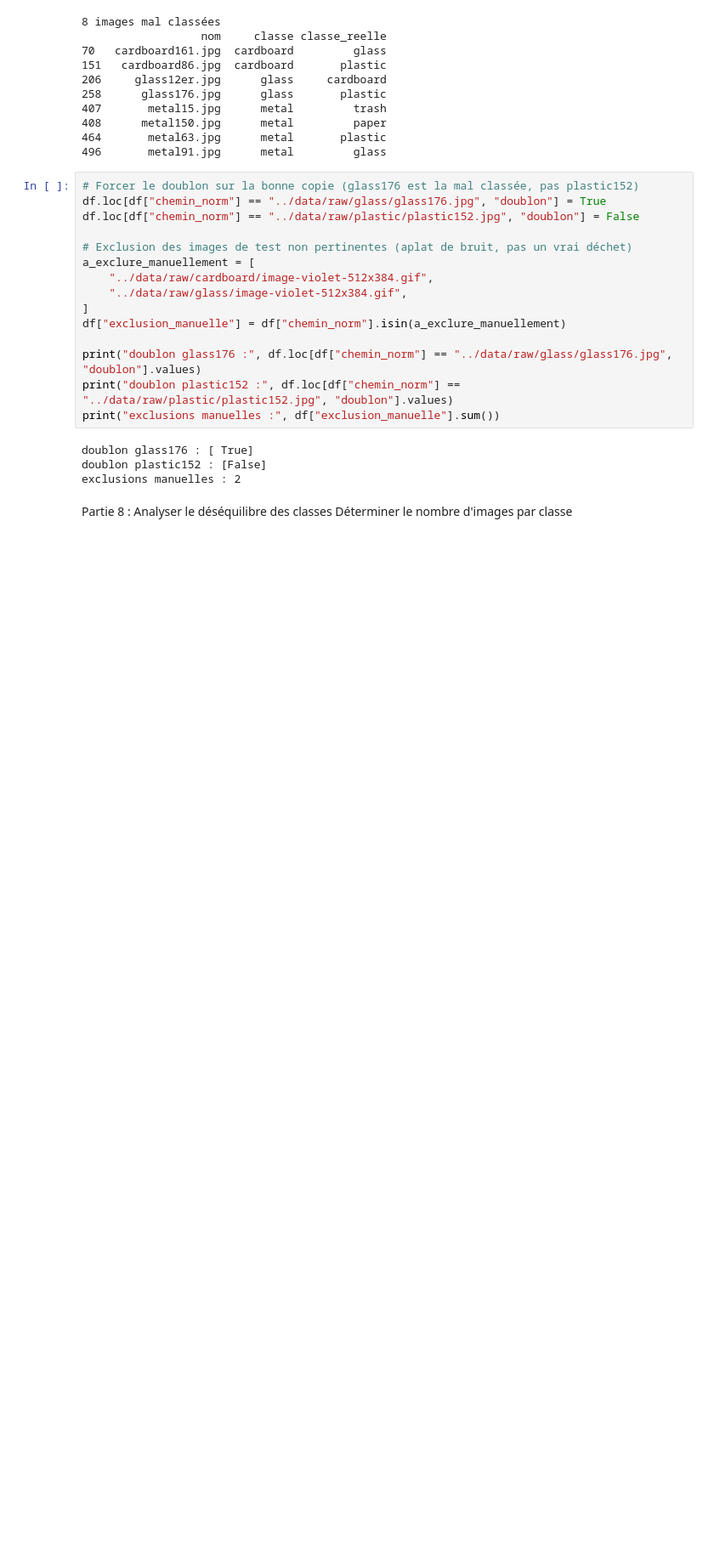
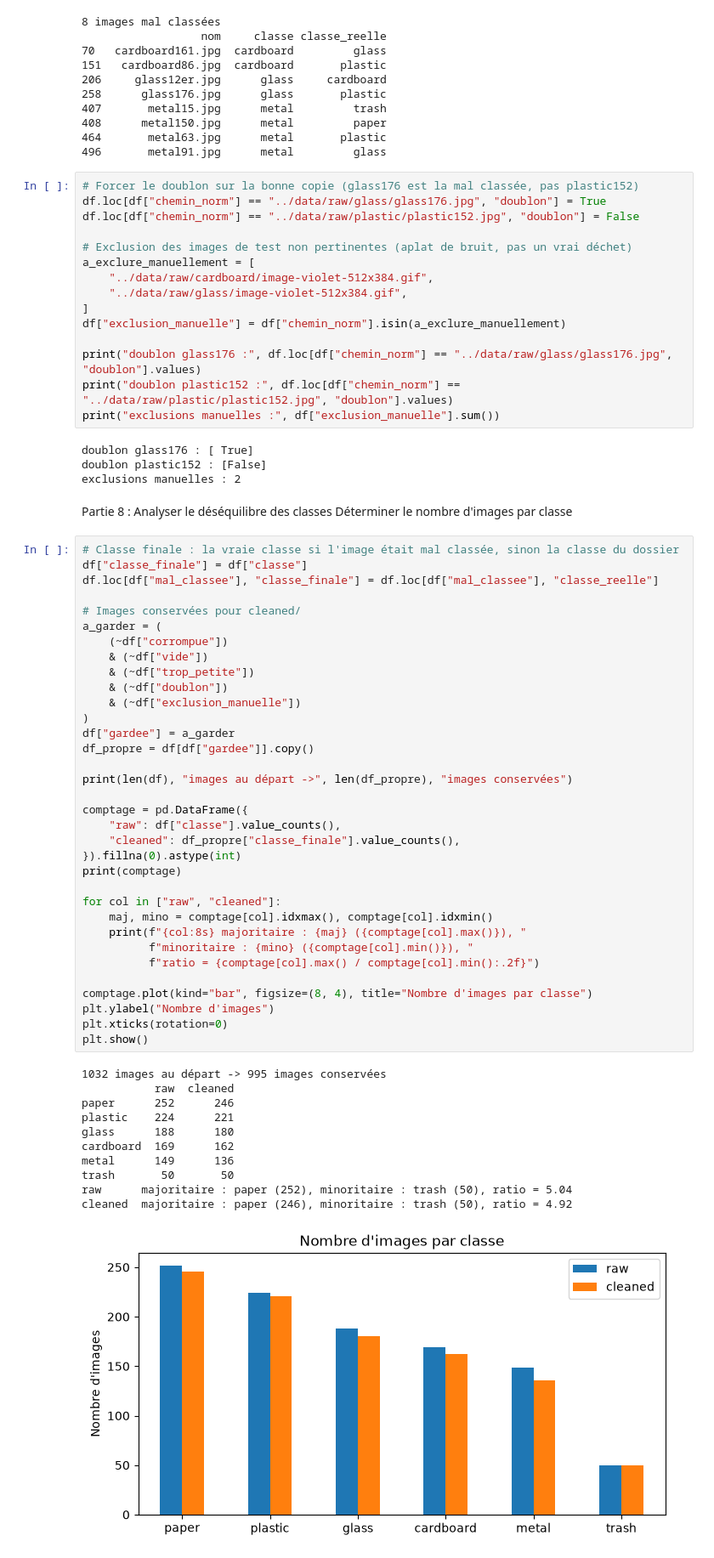
Before and after one commit to rokhayacoumbadiouf-bit/Atelier_Preparation_Donnees_Images, a Jupyter notebook: atelier_prepa_donnees_images/notebooks/atelier_prepa_donnees_images.ipynb, the cells around one changed output. Shown at 85% size. Saved outputs shown, nothing was run; the diff lists cells and outputs as text; blank space fills up the shorter version.

Commit message:
Analyser le déséquilibre des classes Déterminer le nombre d'images par classe

```diff
--- a/atelier_prepa_donnees_images/notebooks/atelier_prepa_donnees_images.ipynb
+++ b/atelier_prepa_donnees_images/notebooks/atelier_prepa_donnees_images.ipynb
@@ -478,3 +478,49 @@ exclusions manuelles : 2
 # %% [markdown]
 Partie 8 : Analyser le déséquilibre des classes
 Déterminer le nombre d'images par classe
+# %%
+# Classe finale : la vraie classe si l'image était mal classée, sinon la classe du dossier
+df["classe_finale"] = df["classe"]
+df.loc[df["mal_classee"], "classe_finale"] = df.loc[df["mal_classee"], "classe_reelle"]
+
+# Images conservées pour cleaned/
+a_garder = (
+    (~df["corrompue"])
+    & (~df["vide"])
+    & (~df["trop_petite"])
+    & (~df["doublon"])
+    & (~df["exclusion_manuelle"])
+)
+df["gardee"] = a_garder
+df_propre = df[df["gardee"]].copy()
+
+print(len(df), "images au départ ->", len(df_propre), "images conservées")
+
+comptage = pd.DataFrame({
+    "raw": df["classe"].value_counts(),
+    "cleaned": df_propre["classe_finale"].value_counts(),
+}).fillna(0).astype(int)
+print(comptage)
+
+for col in ["raw", "cleaned"]:
+    maj, mino = comptage[col].idxmax(), comptage[col].idxmin()
+    print(f"{col:8s} majoritaire : {maj} ({comptage[col].max()}), "
+          f"minoritaire : {mino} ({comptage[col].min()}), "
+          f"ratio = {comptage[col].max() / comptage[col].min():.2f}")
+
+comptage.plot(kind="bar", figsize=(8, 4), title="Nombre d'images par classe")
+plt.ylabel("Nombre d'images")
+plt.xticks(rotation=0)
+plt.show()
+# %% [output]
+1032 images au départ -> 995 images conservées
+           raw  cleaned
+paper      252      246
+plastic    224      221
+glass      188      180
+cardboard  169      162
+metal      149      136
+trash       50       50
+raw      majoritaire : paper (252), minoritaire : trash (50), ratio = 5.04
+cleaned  majoritaire : paper (246), minoritaire : trash (50), ratio = 4.92
+[figure, added]
```
Also changed, not shown: parts of 1 cell of this notebook, 1 other file.
